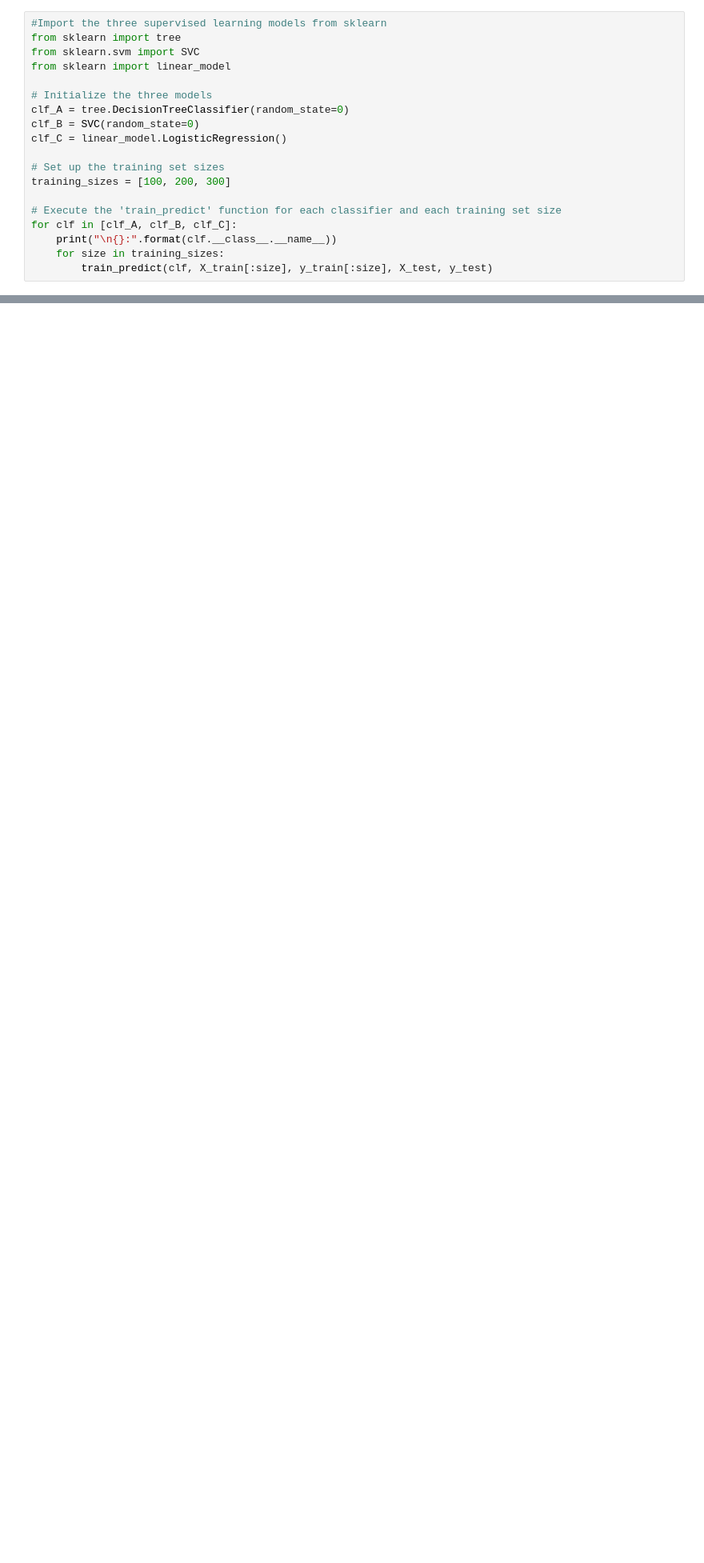
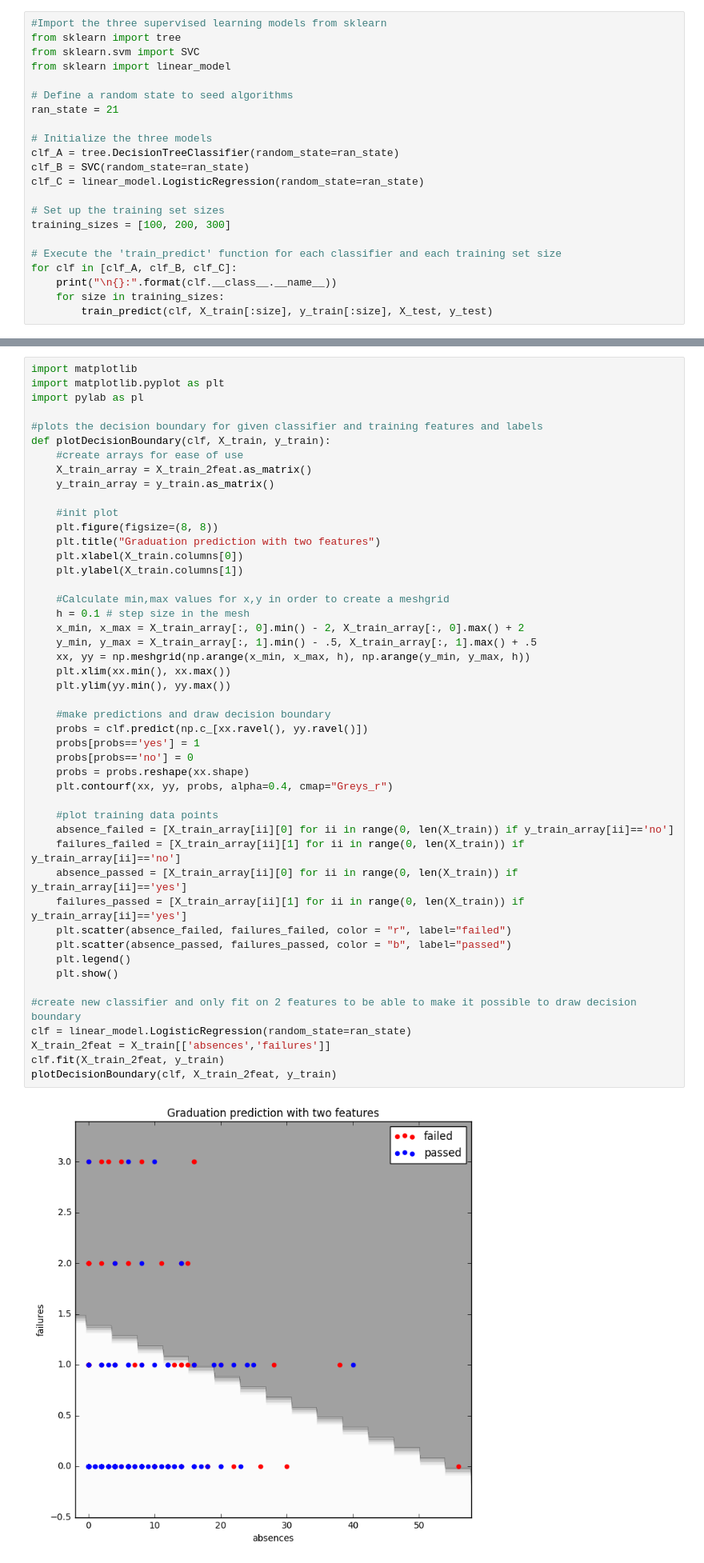
Before and after one commit to ginberg/student_intervention, a Jupyter notebook: student_intervention.ipynb, the cells around one changed output, grey strips where cells are left out. Shown: that part at 80% size. Saved outputs shown, nothing was run; the diff lists cells and outputs as text; blank space fills up the shorter version.

```diff
--- a/student_intervention.ipynb
+++ b/student_intervention.ipynb
@@ -290,10 +308,13 @@ from sklearn import tree
 from sklearn.svm import SVC
 from sklearn import linear_model
 
+# Define a random state to seed algorithms
+ran_state = 21
+
 # Initialize the three models
-clf_A = tree.DecisionTreeClassifier(random_state=0)
-clf_B = SVC(random_state=0)
-clf_C = linear_model.LogisticRegression()
+clf_A = tree.DecisionTreeClassifier(random_state=ran_state)
+clf_B = SVC(random_state=ran_state)
+clf_C = linear_model.LogisticRegression(random_state=ran_state)
 
 # Set up the training set sizes
 training_sizes = [100, 200, 300]
@@ -366,4 +386,53 @@ Based on the analysis above, I recommend to use the LR classifier. It has the be
 # %% [markdown]
 ### Question 4 - Model in Layman's Terms
 *In one to two paragraphs, explain to the board of directors in layman's terms how the final model chosen is supposed to work. Be sure that you are describing the major qualities of the model, such as how the model is trained and how the model makes a prediction. Avoid using advanced mathematical or technical jargon, such as describing equations or discussing the algorithm implementation.*
+# %%
+import matplotlib
+import matplotlib.pyplot as plt
+import pylab as pl
+
+#plots the decision boundary for given classifier and training features and labels
+def plotDecisionBoundary(clf, X_train, y_train):
+    #create arrays for ease of use
+    X_train_array = X_train_2feat.as_matrix()
+    y_train_array = y_train.as_matrix()
+
+    #init plot
+    plt.figure(figsize=(8, 8))
+    plt.title("Graduation prediction with two features")
+    plt.xlabel(X_train.columns[0])
+    plt.ylabel(X_train.columns[1])
+
+    #Calculate min,max values for x,y in order to create a meshgrid
+    h = 0.1 # step size in the mesh
+    x_min, x_max = X_train_array[:, 0].min() - 2, X_train_array[:, 0].max() + 2
+    y_min, y_max = X_train_array[:, 1].min() - .5, X_train_array[:, 1].max() + .5
+    xx, yy = np.meshgrid(np.arange(x_min, x_max, h), np.arange(y_min, y_max, h))
+    plt.xlim(xx.min(), xx.max())
+    plt.ylim(yy.min(), yy.max())
+
+    #make predictions and draw decision boundary
+    probs = clf.predict(np.c_[xx.ravel(), yy.ravel()])
+    probs[probs=='yes'] = 1
+    probs[probs=='no'] = 0
+    probs = probs.reshape(xx.shape)
+    plt.contourf(xx, yy, probs, alpha=0.4, cmap="Greys_r")
+
+    #plot training data points
+    absence_failed = [X_train_array[ii][0] for ii in range(0, len(X_train)) if y_train_array[ii]=='no']
+    failures_failed = [X_train_array[ii][1] for ii in range(0, len(X_train)) if y_train_array[ii]=='no']
+    absence_passed = [X_train_array[ii][0] for ii in range(0, len(X_train)) if y_train_array[ii]=='yes']
+    failures_passed = [X_train_array[ii][1] for ii in range(0, len(X_train)) if y_train_array[ii]=='yes']
+    plt.scatter(absence_failed, failures_failed, color = "r", label="failed")
+    plt.scatter(absence_passed, failures_passed, color = "b", label="passed")
+    plt.legend()
+    plt.show()
+
+#create new classifier and only fit on 2 features to be able to make it possible to draw decision boundary
+clf = linear_model.LogisticRegression(random_state=ran_state)
+X_train_2feat = X_train[['absences','failures']]
+clf.fit(X_train_2feat, y_train)
+plotDecisionBoundary(clf, X_train_2feat, y_train)
+# %% [output]
+[figure, added]
 # %% [markdown]
```
Also changed, not shown: parts of 8 cells of this notebook, 2 other files.
